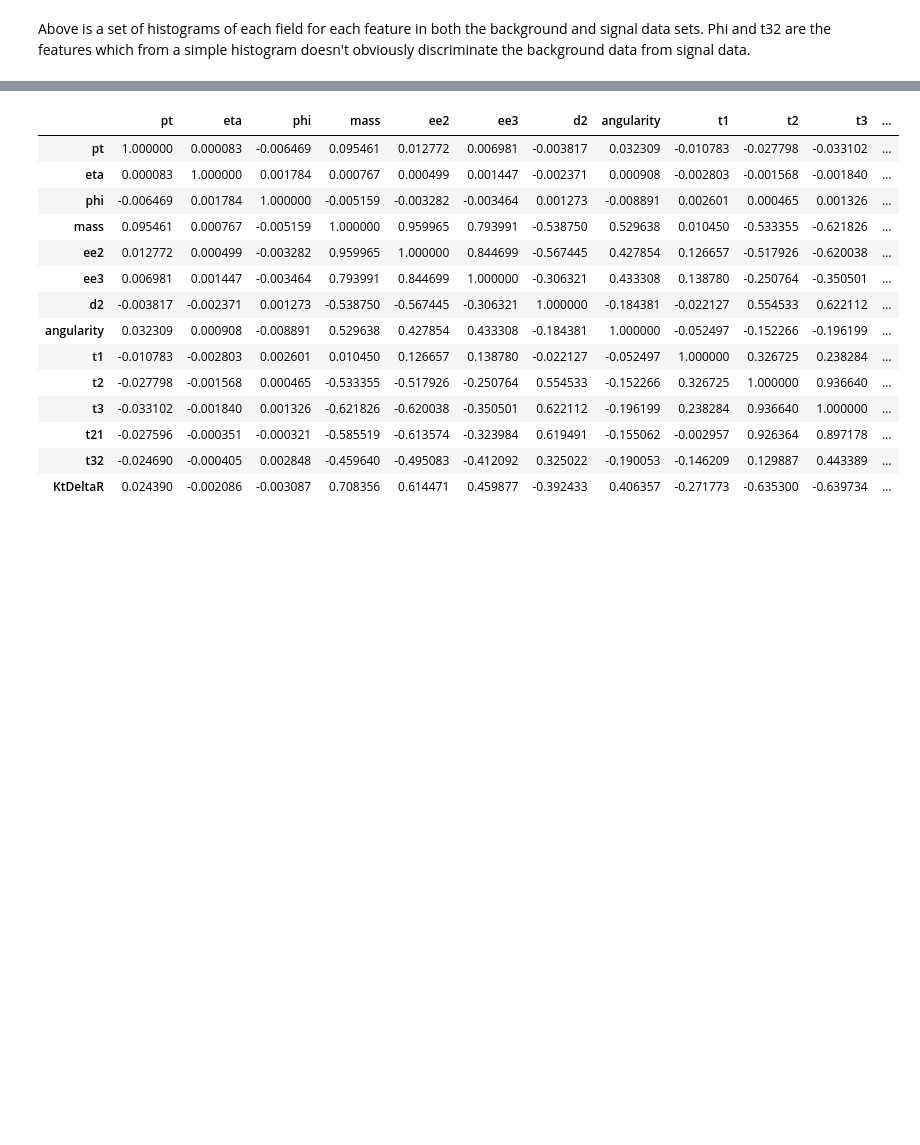
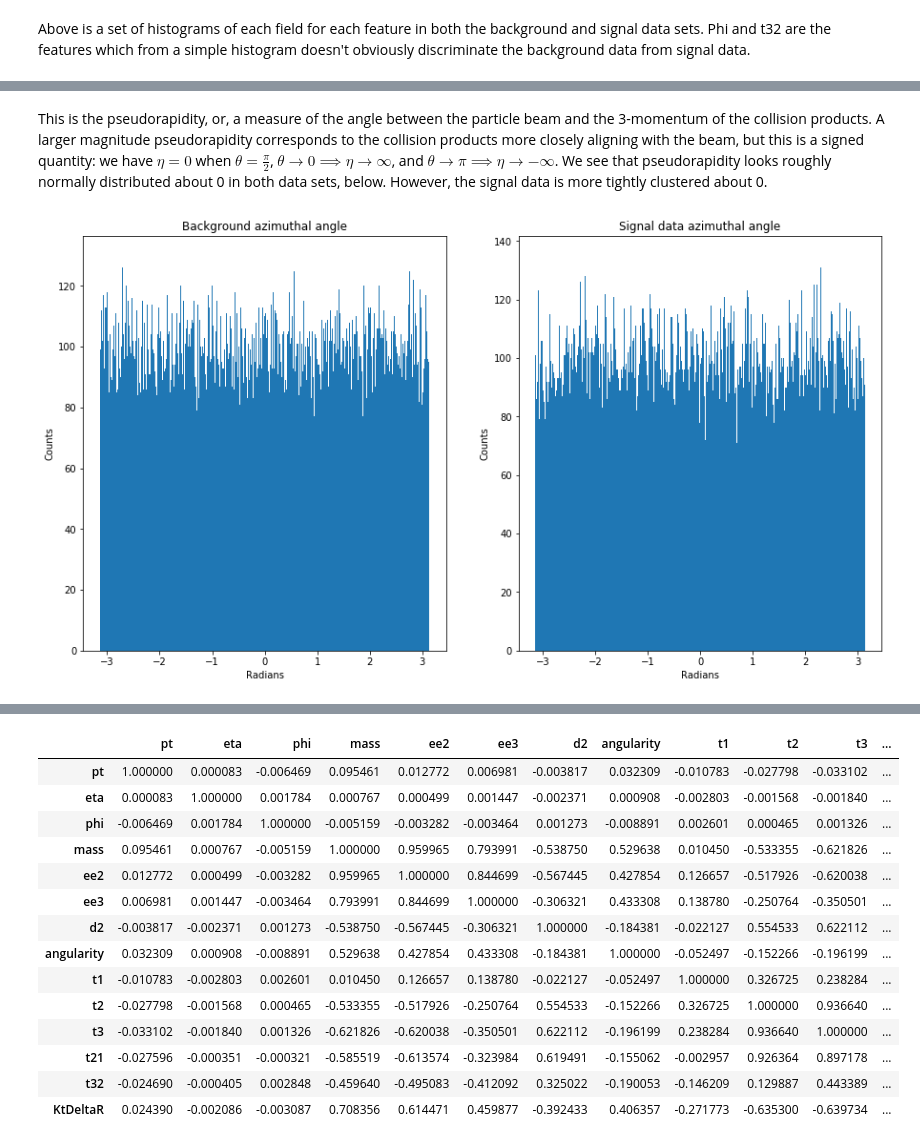
Before and after one commit to ardenchaing/Phys-434, a Jupyter notebook: Lab5.ipynb, the cells around one changed output, grey strips where cells are left out. Drawn from its saved outputs; the diff is of its cells as text; code cells hidden in the pictures; blank space fills up the shorter version.

```diff
--- a/Lab5.ipynb
+++ b/Lab5.ipynb
@@ -78,0 +158,17 @@ Above is a set of histograms of each field for each feature in both the backgrou
+# %% [markdown]
+This is the pseudorapidity, or, a measure of the angle between the particle beam and the 3-momentum of the collision products. A larger magnitude pseudorapidity corresponds to the collision products more closely aligning with the beam, but this is a signed quantity: we have $\eta = 0$ when $\theta = \frac{\pi}{2}$, $\theta \to 0 \implies \eta \to \infty$, and $\theta \to \pi \implies \eta \to -\infty$. We see that pseudorapidity looks roughly normally distributed about 0 in both data sets, below. However, the signal data is more tightly clustered about 0.
+# %%
+fig, a = plt.subplots(1, 2, figsize = (15, 8))
+
+a[0].hist(higgs_data.get('phi'), bins = 1000)
+a[0].set_title('Background azimuthal angle')
+a[0].set_ylabel('Counts')
+a[0].set_xlabel('Radians')
+a[1].hist(qcd_data.get('phi'), bins = 1000)
+a[1].set_title('Signal data azimuthal angle')
+a[1].set_ylabel('Counts')
+a[1].set_xlabel('Radians')
+
+plt.show()
+# %% [output]
+[figure, added]
```
Also changed, not shown: parts of 29 cells of this notebook, 1 other file.
